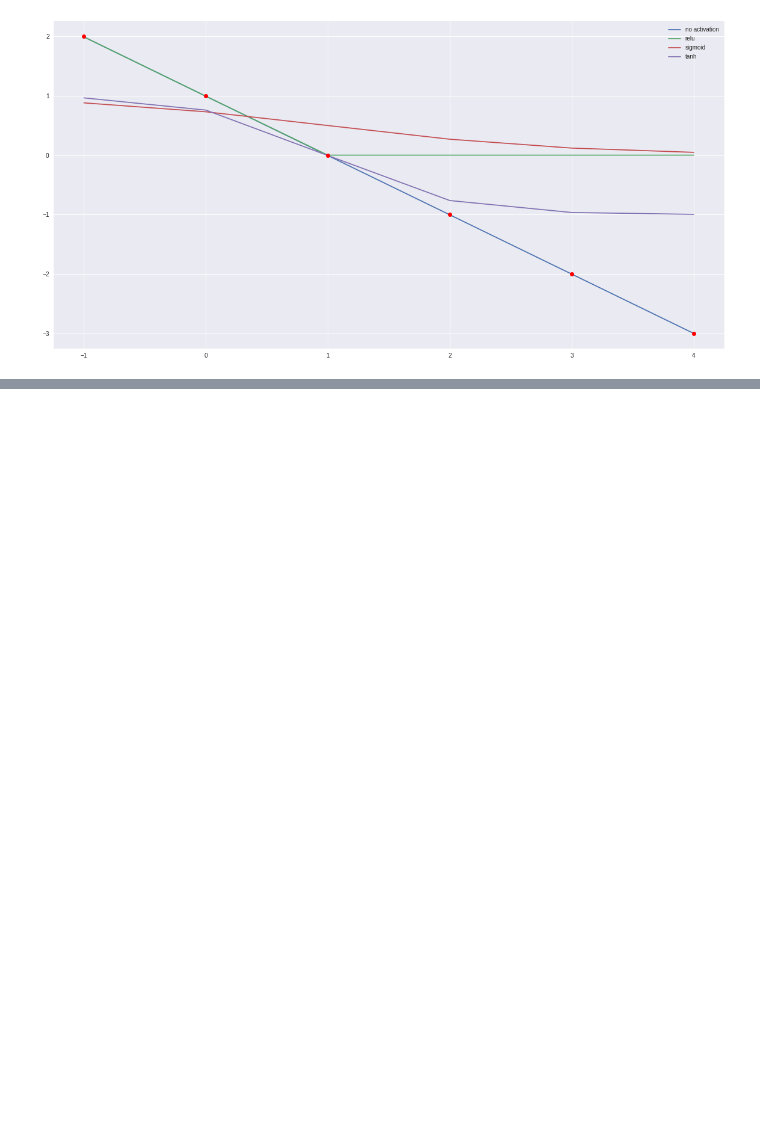
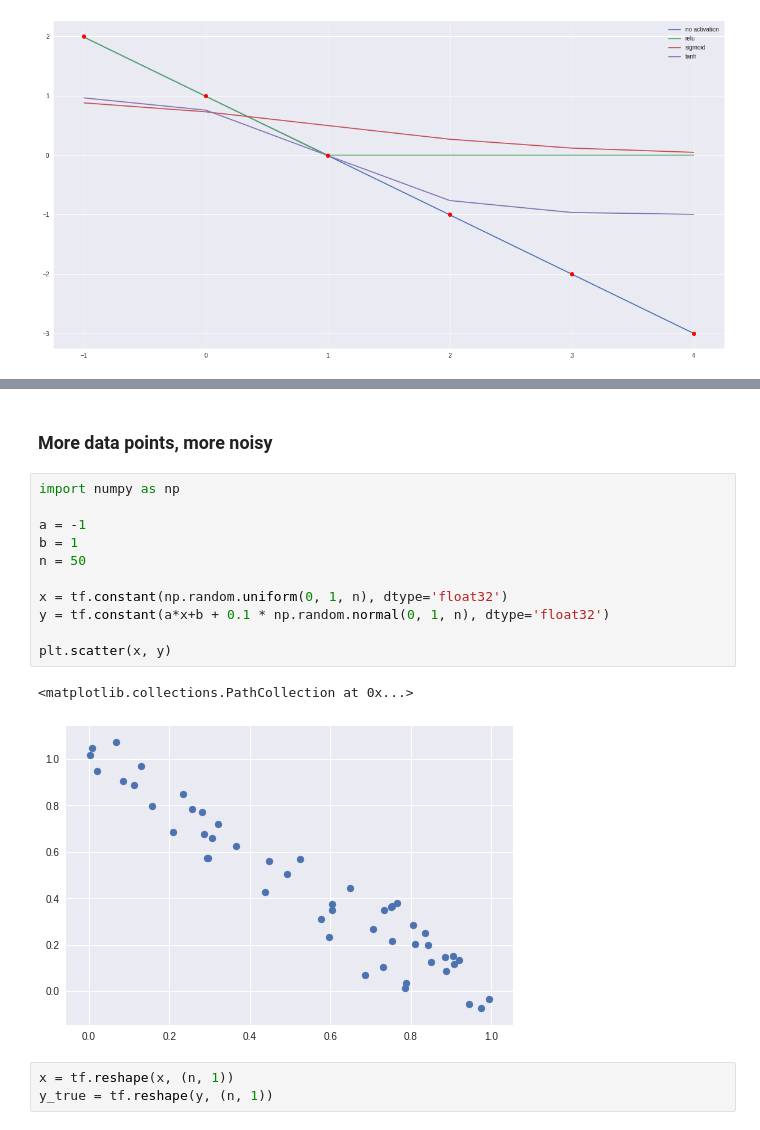
Before and after one commit to DJCordhose/deep-learning-crash-course-notebooks, a Jupyter notebook: tf-v2/tf-low-level.ipynb, the cells around one changed output, grey strips where cells are left out. Saved outputs shown, nothing was run; the diff lists cells and outputs as text; blank space fills up the shorter version.

```diff
--- a/tf-v2/tf-low-level.ipynb
+++ b/tf-v2/tf-low-level.ipynb
@@ -355,0 +380,19 @@ plt.legend(['no activation', 'relu', 'sigmoid', 'tanh'])
+# %% [markdown]
+### More data points, more noisy
+# %%
+import numpy as np
+
+a = -1
+b = 1
+n = 50
+
+x = tf.constant(np.random.uniform(0, 1, n), dtype='float32')
+y = tf.constant(a*x+b + 0.1 * np.random.normal(0, 1, n), dtype='float32')
+
+plt.scatter(x, y)
+# %% [output]
+<matplotlib.collections.PathCollection at 0x...>
+[figure, added]
+# %%
+x = tf.reshape(x, (n, 1))
+y_true = tf.reshape(y, (n, 1))
```
Also changed, not shown: parts of 17 cells of this notebook.
